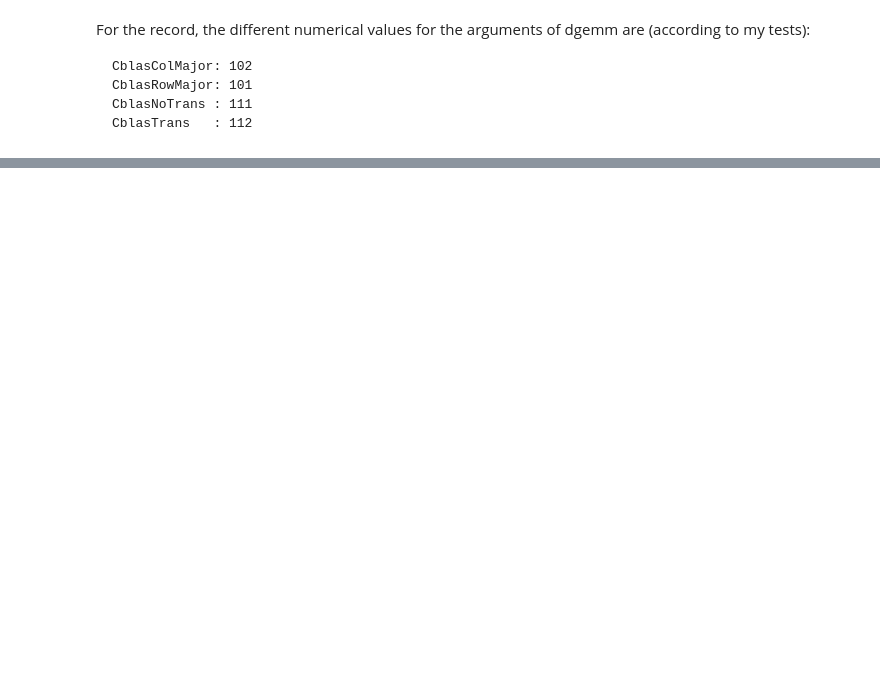
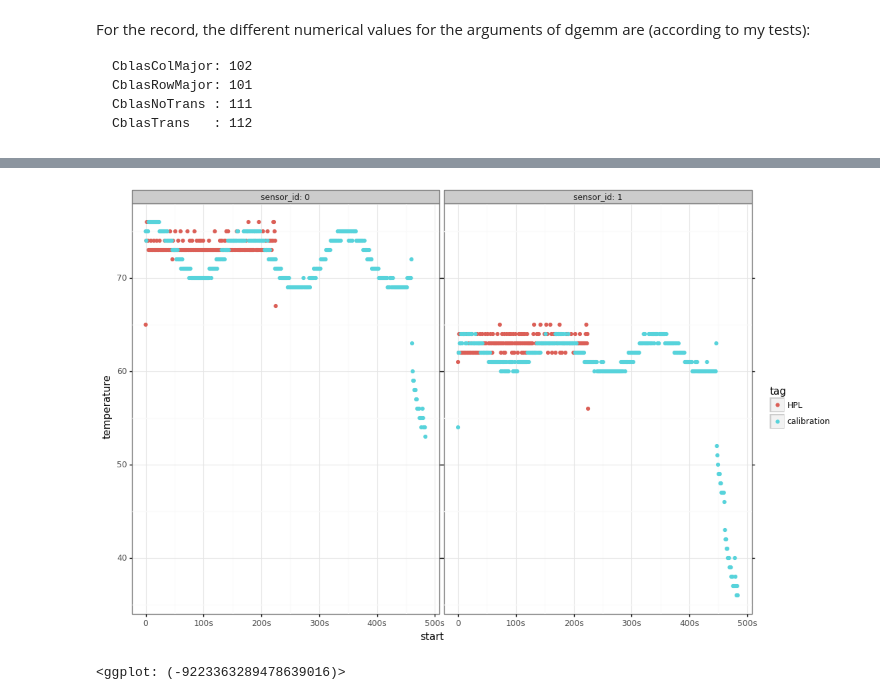
Before and after one commit to Ezibenroc/calibration_analysis, a Jupyter notebook: dahu/hpl/hpl_trace_dgemm_comparison.ipynb, the cells around one changed output, grey strips where cells are left out. Drawn from its saved outputs; the diff is of its cells as text; code cells hidden in the pictures; blank space fills up the shorter version.

```diff
--- a/dahu/hpl/hpl_trace_dgemm_comparison.ipynb
+++ b/dahu/hpl/hpl_trace_dgemm_comparison.ipynb
@@ -122,0 +130,16 @@ dtype: float64
+# %%
+def get_monitoring(archive_name, csv_name, tag):
+    df = read_csv(archive_name, csv_name)
+    for col in ['start', 'stop']:
+        df[col] = pandas.to_datetime(df[col])
+    first = df['start'].min()
+    df['start'] -= first
+    df['stop'] -= first
+    df['tag'] = tag
+    return df
+# %%
+temperature = pandas.concat([
+    get_monitoring(archive, 'monitoring_temp.csv', tag='HPL'),
+    get_monitoring(calibration_archive, 'monitoring_temp.csv', tag='calibration')
+])
+temperature.head()
@@ -122,0 +153,5 @@ dtype: float64
+# %%
+ggplot(temperature, aes(x='start', y='temperature', color='tag')) + geom_point() + theme_bw() +  facet_wrap('sensor_id', labeller='label_both')
+# %% [output]
+[figure, added]
+<ggplot: (-9223363289478639016)>
```
Also changed, not shown: parts of 19 cells of this notebook, 2 other files.
